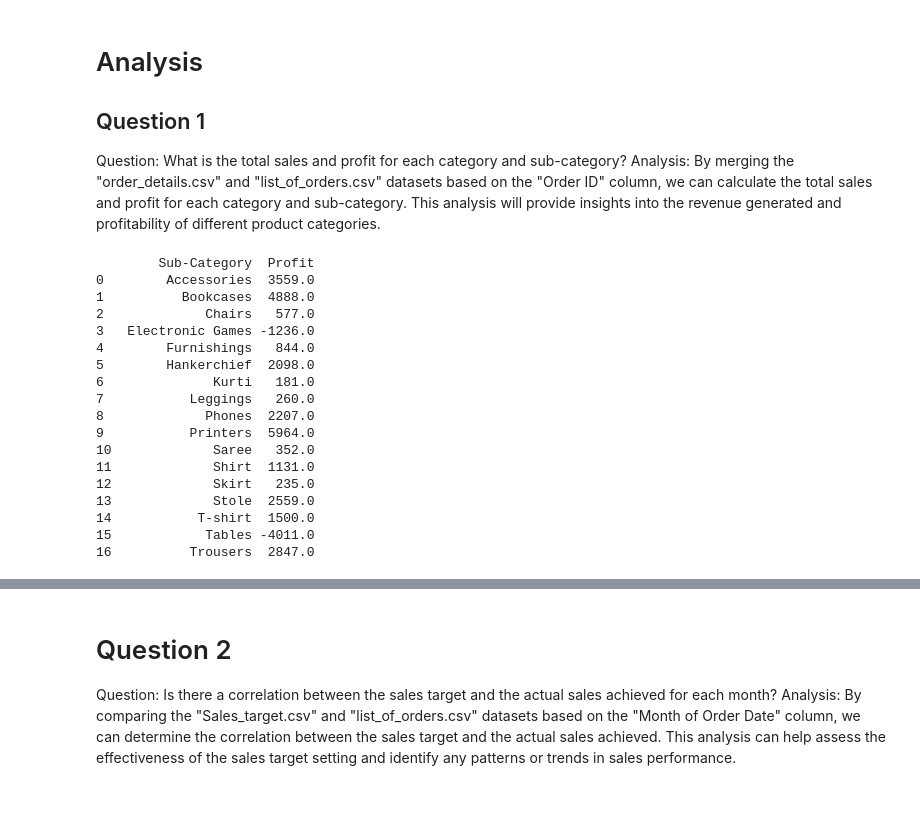
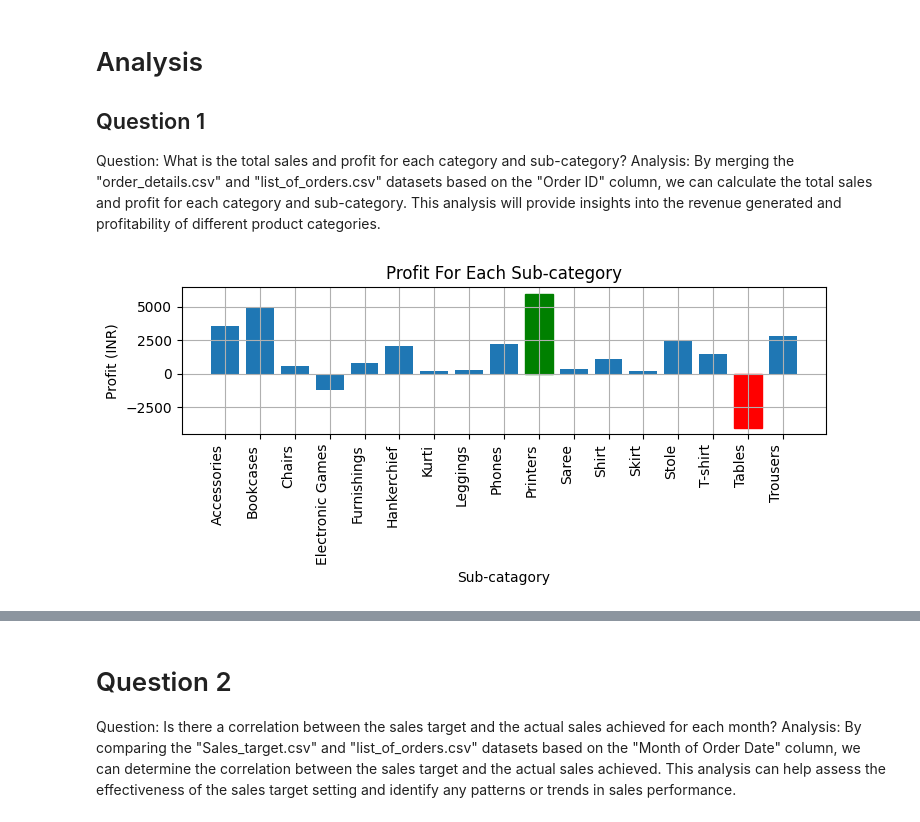
Before and after one commit to Nom115/ecommerce_analysis, a Jupyter notebook: jupiter.ipynb, the cells around one changed output, grey strips where cells are left out. Drawn from its saved outputs; the diff is of its cells as text; code cells hidden in the pictures.

```diff
--- a/jupiter.ipynb
+++ b/jupiter.ipynb
@@ -129,28 +129,25 @@ Analysis: Using historical data from the "list_of_orders.csv" dataset, we can bu
 ## Question 1
 Question: What is the total sales and profit for each category and sub-category?
 Analysis: By merging the "order_details.csv" and "list_of_orders.csv" datasets based on the "Order ID" column, we can calculate the total sales and profit for each category and sub-category. This analysis will provide insights into the revenue generated and profitability of different product categories.
-# %%
-
-country_profit = df.groupby('Sub-Category')['Profit'].sum().reset_index()
-subcat_profit = country_profit['Sub-Category']
-profit_profit = country_profit['Profit']
-print(country_profit)
-# %% [output]
-        Sub-Category  Profit
-0        Accessories  3559.0
-1          Bookcases  4888.0
-2             Chairs   577.0
-3   Electronic Games -1236.0
-4        Furnishings   844.0
-5        Hankerchief  2098.0
-6              Kurti   181.0
-7           Leggings   260.0
-8             Phones  2207.0
-9           Printers  5964.0
-10             Saree   352.0
-11             Shirt  1131.0
-12             Skirt   235.0
-13             Stole  2559.0
-14           T-shirt  1500.0
-15            Tables -4011.0
-16          Trousers  2847.0
+# %%
+
+category_profit = df.groupby('Sub-Category')['Profit'].sum().reset_index()
+subcat_profit = category_profit['Sub-Category']
+profit_profit = category_profit['Profit']
+highest_index = np.argmax(profit_profit)
+lowest_index = np.argmin(profit_profit)
+fig, ax = plt.subplots()
+bars = ax.bar(subcat_profit, profit_profit)
+bars[highest_index].set_color('green')
+bars[lowest_index].set_color('red')
+
+plt.xticks(rotation=90, ha='right')  # Rotate and align x-axis labels
+plt.tight_layout()
+plt.title("Profit For Each Sub-category")
+plt.xlabel("Sub-catagory")
+plt.ylabel("Profit (INR)")
+plt.tight_layout()
+plt.grid()
+plt.show()
+# %% [output]
+[figure, added]
```
Also changed, not shown: parts of 2 cells of this notebook.
